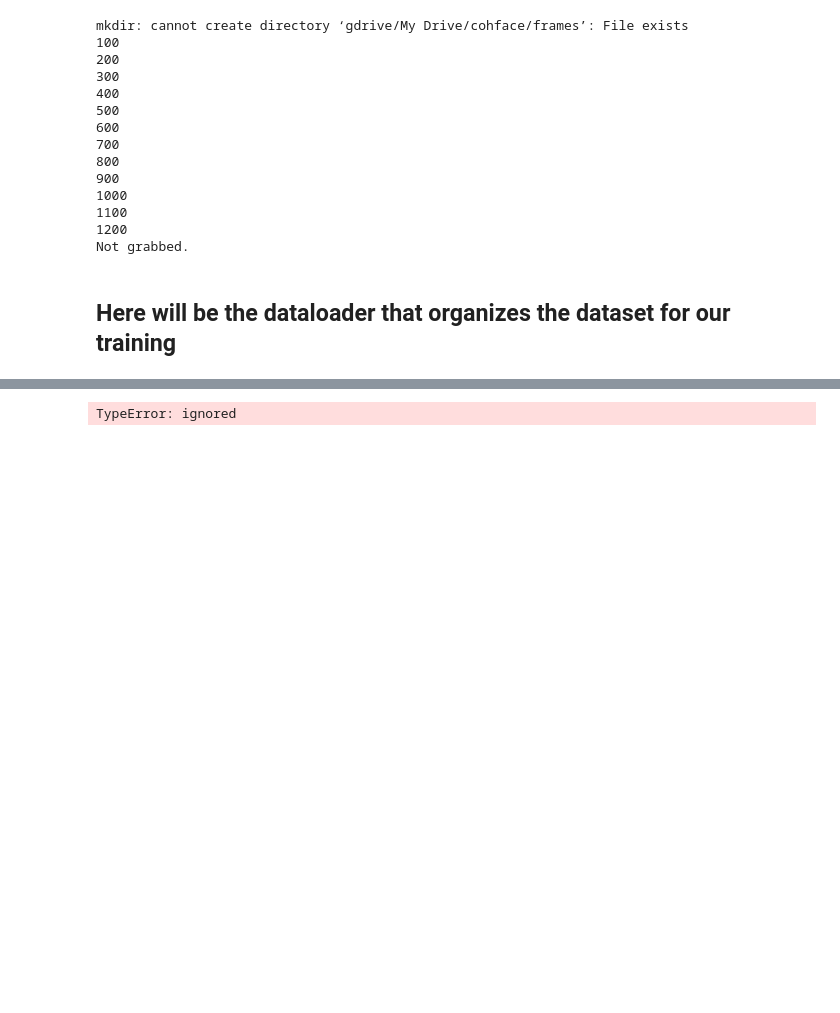
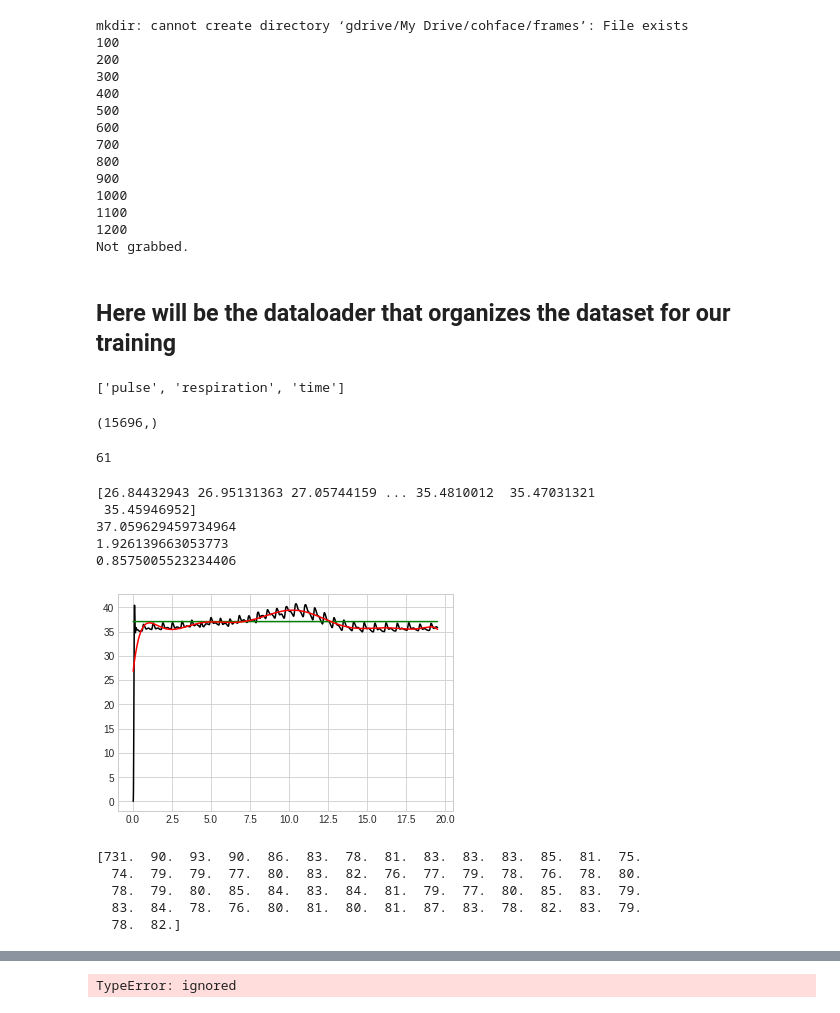
Before and after one commit to marvinmouroum/cv-heart-rate-measurement, a Jupyter notebook: cv_heart_rate_measurement.ipynb, the cells around one changed output, grey strips where cells are left out. Drawn from its saved outputs; the diff is of its cells as text; code cells hidden in the pictures; blank space fills up the shorter version.

```diff
--- a/cv_heart_rate_measurement.ipynb
+++ b/cv_heart_rate_measurement.ipynb
@@ -318,3 +318,60 @@ def script(random, vtype, nb, directories):
   return videosPaths
 # %% [markdown]
 ## Here will be the dataloader that organizes the dataset for our training
+# %%
+import h5py
+#library documentation: http://docs.h5py.org/en/stable/quick.html
+
+f = h5py.File('gdrive/My Drive/cohface/36/3/data.hdf5', 'r')
+
+list(f.keys())
+# %% [output]
+['pulse', 'respiration', 'time']
+# %%
+dset = f['pulse']
+tset = f['time'] #in seconds
+# %%
+print(dset.shape)
+tset.shape
+int(tset[-1])
+# %% [output]
+(15696,)
+61
+# %%
+import matplotlib.pyplot as plt
+plt.style.use('seaborn-whitegrid')
+import numpy as np
+import statistics
+
+avg = statistics.mean(dset)
+sd = statistics.stdev(dset)
+
+stp = 5000
+avgV = [avg] * stp
+
+#have a look at the data
+plt.plot(tset[0:stp], dset[0:stp], '-', color='black');
+plt.plot(tset[0:stp], avgV, '-', color='green');
+
+# calculate polynomial
+z = np.polyfit(tset[0:stp], dset[0:stp], 10)
+f = np.poly1d(z)
+
+y_new = f(tset[0:stp])
+print(y_new)
+plt.plot(tset[0:stp], y_new, '-', color='red');
+
+minValue = min(dset[2000:4000])
+maxValue = max(dset[2000:4000])
+
+print(avg)
+print(sd)
+
+print(minValue/maxValue)
+# %% [output]
+[26.84432943 26.95131363 27.05744159 ... 35.4810012  35.47031321
+ 35.45946952]
+37.059629459734964
+1.926139663053773
+0.8575005523234406
+[figure, added]
@@ -320,0 +424,8 @@ def script(random, vtype, nb, directories):
+# %%
+extract_hr(tset,dset,0,16000)
+# %% [output]
+[731.  90.  93.  90.  86.  83.  78.  81.  83.  83.  83.  85.  81.  75.
+  74.  79.  79.  77.  80.  83.  82.  76.  77.  79.  78.  76.  78.  80.
+  78.  79.  80.  85.  84.  83.  84.  81.  79.  77.  80.  85.  83.  79.
+  83.  84.  78.  76.  80.  81.  80.  81.  87.  83.  78.  82.  83.  79.
+  78.  82.]
```
Also changed, not shown: parts of 3 cells of this notebook.
